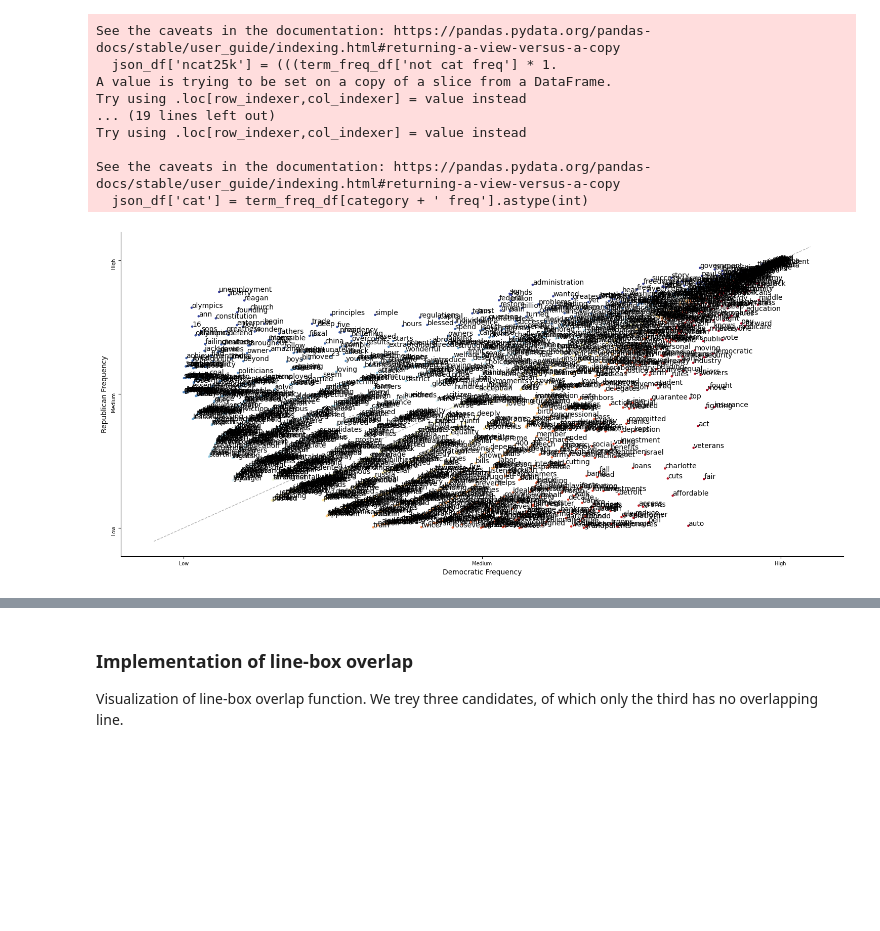
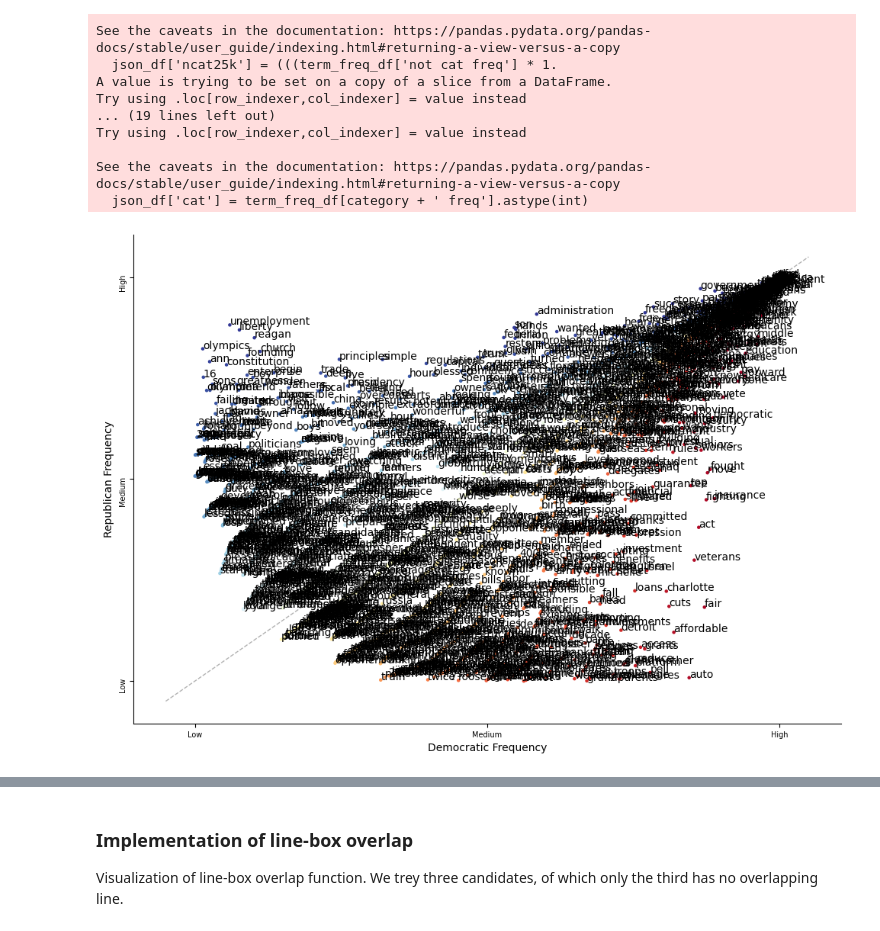
Before and after one commit to ckjellson/textalloc, a Jupyter notebook: demo.ipynb, the cells around one changed output, grey strips where cells are left out. Saved outputs shown, nothing was run; the diff lists cells and outputs as text; code cells hidden in the pictures; blank space fills up the shorter version.

```diff
--- a/demo.ipynb
+++ b/demo.ipynb
@@ -77,23 +117,22 @@ def pyplot_from_scattertext_structure(
     scatterplot_structure,
     figsize,
     textsize,
-    distance_margin_fraction,
     scatter_size,
     cmap,
-    sample,
     xlabel,
     ylabel,
     dpi,
+    margin=0.01,
+    min_distance=0.015,
+    max_distance=0.07,
+    nbr_candidates=None,
+    linecolor=None,
     use_text_alloc=False,
     draw_all=False,
+    verbose=False,
 ):
     # Extract the data
-    if sample > 0:
-        subset = random.sample(
-            scatterplot_structure._visualization_data.word_dict["data"], sample
-        )
-    else:
-        subset = scatterplot_structure._visualization_data.word_dict["data"]
+    subset = scatterplot_structure._visualization_data.word_dict["data"]
     df = pd.DataFrame(subset)
     if (
         "etc" in scatterplot_structure._visualization_data.word_dict["data"][0]
@@ -119,12 +158,21 @@ def pyplot_from_scattertext_structure(
     fig, ax_plot = plt.subplots(1, 1, figsize=figsize, dpi=dpi)
     plt.tight_layout()
     ax_plot.scatter(df.x, df.y, c=colors, s=scatter_size, cmap=cmap)
-    xlims = ax_plot.get_xlim()
-    ylims = ax_plot.get_ylim()
 
     # Process extracted textboxes
     if use_text_alloc:
-        ta.allocate_text(fig, ax_plot, df.x, df.y, df.term, xlims, ylims, x_scatter=df.x, y_scatter=df.y, draw_lines=True, distance_margin_fraction=distance_margin_fraction, verbose=True, draw_all=draw_all)
+        ta.allocate_text(fig,ax_plot,df.x, df.y, df.term,
+                x_scatter=df.x, y_scatter=df.y,
+                draw_lines=True,
+                textsize=textsize,
+                margin=margin,
+                min_distance=min_distance,
+                max_distance=max_distance,
+                draw_all=draw_all,
+                nbr_candidates=nbr_candidates,
+                linecolor=linecolor,
+                verbose=verbose,
+                )
     else:
         for x,y,t in zip(df.x,df.y,df.term):
             ax_plot.text(x,y,t)
@@ -166,6 +214,8 @@ def pyplot_from_scattertext_structure(
             )
     except:
         pass
+    xlims = ax_plot.get_xlim()
+    ylims = ax_plot.get_ylim()
     ax_plot.plot(
         [xlims[0], xlims[1]],
         [ylims[0], ylims[1]],
@@ -216,20 +266,17 @@ See the caveats in the documentation: https://pandas.pydata.org/pandas-docs/stab
 # %%
 fig = pyplot_from_scattertext_structure(
     structure,
-    figsize=(15, 7),
-    textsize=7,
-    distance_margin_fraction=0.009,
+    figsize=(10, 7),
+    textsize=10,
     scatter_size=5,
-    cmap="RdYlBu",
-    sample=0,
     xlabel="Democratic Frequency",
     ylabel="Republican Frequency",
     dpi=100,
-    use_text_alloc=False,
+    cmap="RdYlBu",
 )
 plt.show()
 # %% [output]
-[figure, old version]
+[figure, new version]
 # %%
 fig = pyplot_from_scattertext_structure(
     structure,
```
Also changed, not shown: parts of 6 cells of this notebook, 11 other files.
